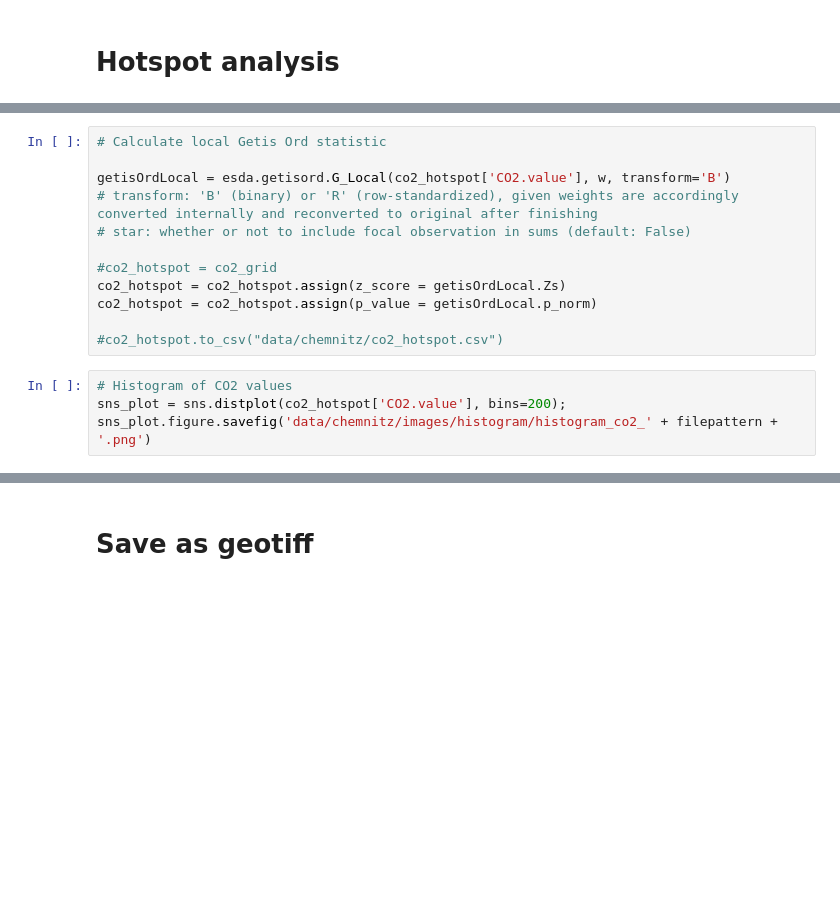
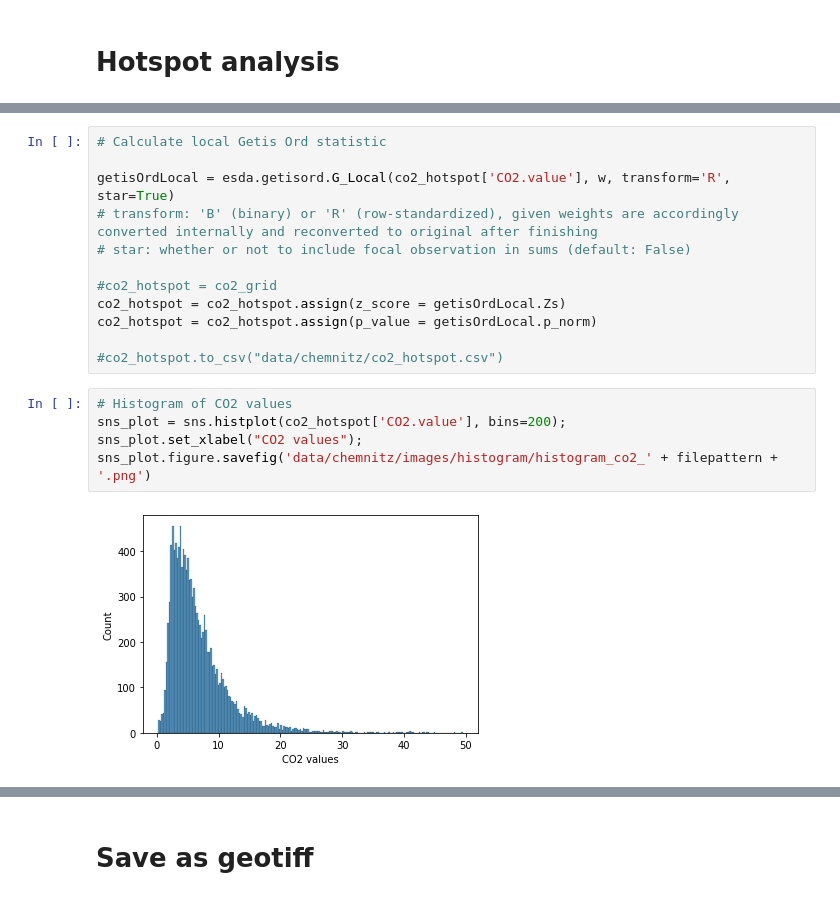
Before and after one commit to MartinPontius/CITRAM-HotspotAnalysis, a Jupyter notebook: hotspot_chemnitz.ipynb, the cells around one changed output, grey strips where cells are left out. Cells and saved outputs as stored; diff of their text form; blank space fills up the shorter version.

```diff
--- a/hotspot_chemnitz.ipynb
+++ b/hotspot_chemnitz.ipynb
@@ -207,7 +216,7 @@ w = libpysal.weights.DistanceBand(coords, threshold, binary=True)
 # %%
 # Calculate local Getis Ord statistic
 
-getisOrdLocal = esda.getisord.G_Local(co2_hotspot['CO2.value'], w, transform='B')
+getisOrdLocal = esda.getisord.G_Local(co2_hotspot['CO2.value'], w, transform='R', star=True)
 # transform: 'B' (binary) or 'R' (row-standardized), given weights are accordingly converted internally and reconverted to original after finishing
 # star: whether or not to include focal observation in sums (default: False)
 
@@ -218,7 +227,10 @@ co2_hotspot = co2_hotspot.assign(p_value = getisOrdLocal.p_norm)
 #co2_hotspot.to_csv("data/chemnitz/co2_hotspot.csv")
 # %%
 # Histogram of CO2 values
-sns_plot = sns.distplot(co2_hotspot['CO2.value'], bins=200);
+sns_plot = sns.histplot(co2_hotspot['CO2.value'], bins=200);
+sns_plot.set_xlabel("CO2 values");
 sns_plot.figure.savefig('data/chemnitz/images/histogram/histogram_co2_' + filepattern + '.png')
+# %% [output]
+[figure, added]
 # %%
 # Histogram of Getis Ord statistic
```
Also changed, not shown: parts of 12 cells of this notebook, 2 other files.
